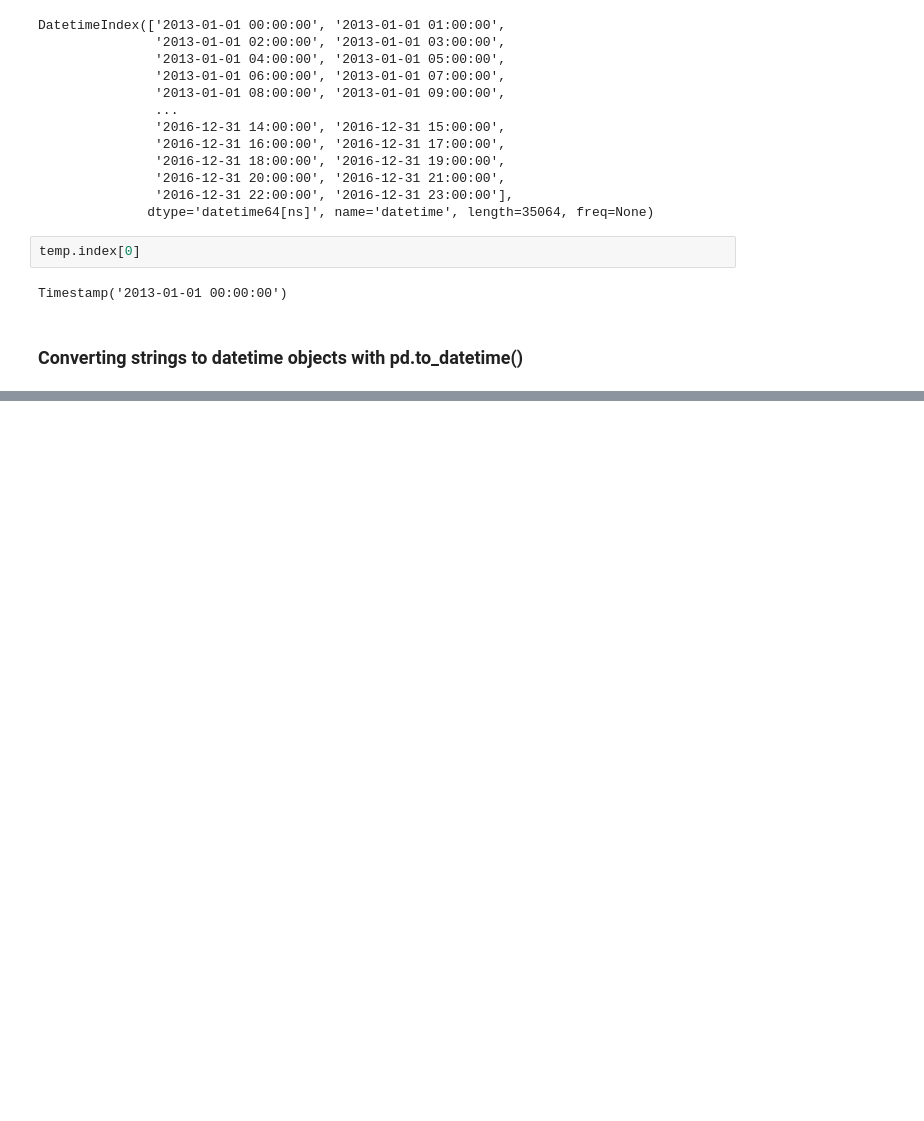
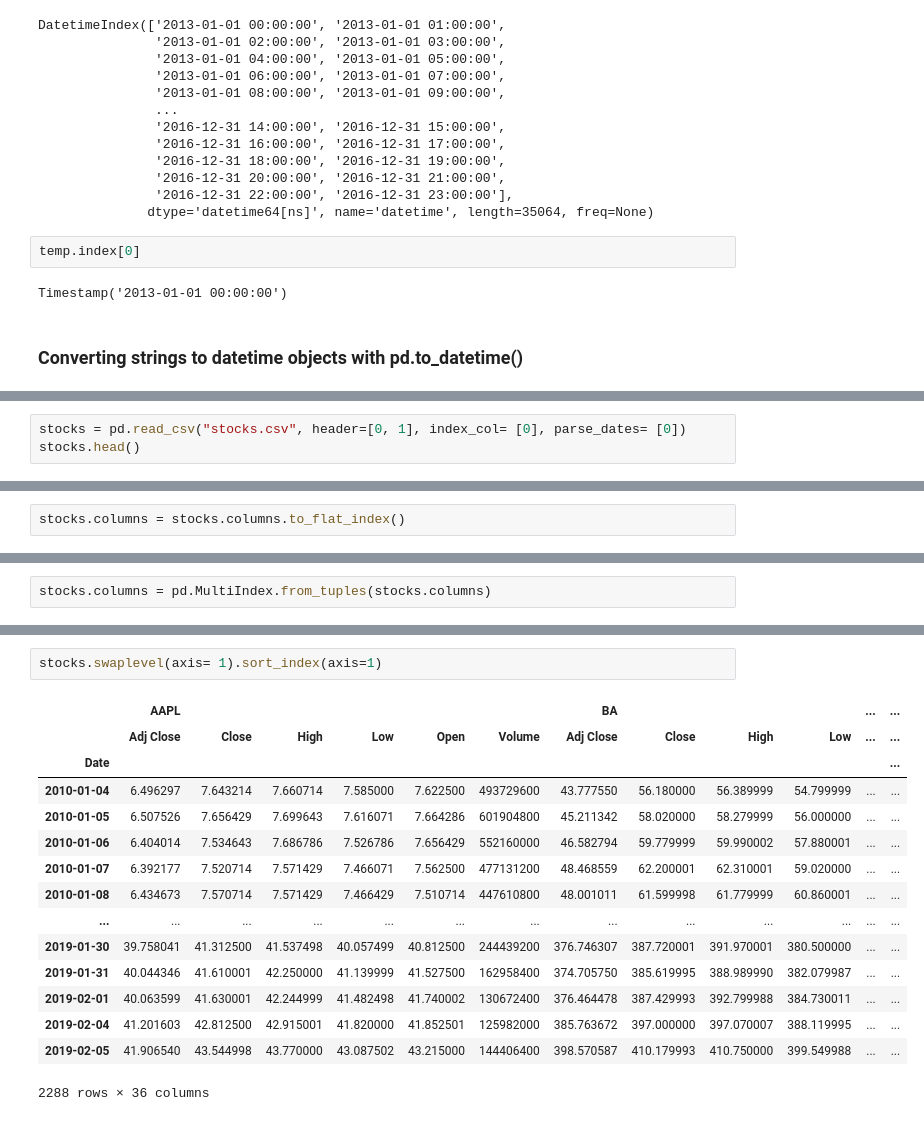
Before and after one commit to PrzemyslawLagosz/python, a Jupyter notebook: UDEMY/PANDAS/Course_Materials_Part4/Video_Lecture_NBs/NB_17_TImeSeries_mine.ipynb, the cells around one changed output, grey strips where cells are left out. Drawn from its saved outputs; the diff is of its cells as text; blank space fills up the shorter version.

```diff
--- a/UDEMY/PANDAS/Course_Materials_Part4/Video_Lecture_NBs/NB_17_TImeSeries_mine.ipynb
+++ b/UDEMY/PANDAS/Course_Materials_Part4/Video_Lecture_NBs/NB_17_TImeSeries_mine.ipynb
@@ -54,0 +609,3 @@ temp = pd.re
+# %%
+stocks = pd.read_csv("stocks.csv", header=[0, 1], index_col= [0], parse_dates= [0])
+stocks.head()
@@ -54,0 +658,2 @@ temp = pd.re
+# %%
+stocks.columns = stocks.columns.to_flat_index()
@@ -54,0 +671,2 @@ temp = pd.re
+# %%
+stocks.columns = pd.MultiIndex.from_tuples(stocks.columns)
@@ -54,0 +685,18 @@ temp = pd.re
+# %%
+stocks.swaplevel(axis= 1).sort_index(axis=1)
+# %% [output]
+|  | AAPL |  |  |  |  |  | BA |  |  |  | ... | ... |
+|  | Adj Close | Close | High | Low | Open | Volume | Adj Close | Close | High | Low | ... | ... |
+| Date |  |  |  |  |  |  |  |  |  |  |  | ... |
+| 2010-01-04 | 6.496297 | 7.643214 | 7.660714 | 7.585000 | 7.622500 | 493729600 | 43.777550 | 56.180000 | 56.389999 | 54.799999 | ... | ... |
+| 2010-01-05 | 6.507526 | 7.656429 | 7.699643 | 7.616071 | 7.664286 | 601904800 | 45.211342 | 58.020000 | 58.279999 | 56.000000 | ... | ... |
+| 2010-01-06 | 6.404014 | 7.534643 | 7.686786 | 7.526786 | 7.656429 | 552160000 | 46.582794 | 59.779999 | 59.990002 | 57.880001 | ... | ... |
+| 2010-01-07 | 6.392177 | 7.520714 | 7.571429 | 7.466071 | 7.562500 | 477131200 | 48.468559 | 62.200001 | 62.310001 | 59.020000 | ... | ... |
+| 2010-01-08 | 6.434673 | 7.570714 | 7.571429 | 7.466429 | 7.510714 | 447610800 | 48.001011 | 61.599998 | 61.779999 | 60.860001 | ... | ... |
+| ... | ... | ... | ... | ... | ... | ... | ... | ... | ... | ... | ... | ... |
+| 2019-01-30 | 39.758041 | 41.312500 | 41.537498 | 40.057499 | 40.812500 | 244439200 | 376.746307 | 387.720001 | 391.970001 | 380.500000 | ... | ... |
+| 2019-01-31 | 40.044346 | 41.610001 | 42.250000 | 41.139999 | 41.527500 | 162958400 | 374.705750 | 385.619995 | 388.989990 | 382.079987 | ... | ... |
+| 2019-02-01 | 40.063599 | 41.630001 | 42.244999 | 41.482498 | 41.740002 | 130672400 | 376.464478 | 387.429993 | 392.799988 | 384.730011 | ... | ... |
+| 2019-02-04 | 41.201603 | 42.812500 | 42.915001 | 41.820000 | 41.852501 | 125982000 | 385.763672 | 397.000000 | 397.070007 | 388.119995 | ... | ... |
+| 2019-02-05 | 41.906540 | 43.544998 | 43.770000 | 43.087502 | 43.215000 | 144406400 | 398.570587 | 410.179993 | 410.750000 | 399.549988 | ... | ... |
+2288 rows × 36 columns
```
Also changed, not shown: parts of 65 cells of this notebook, 2 other files.
